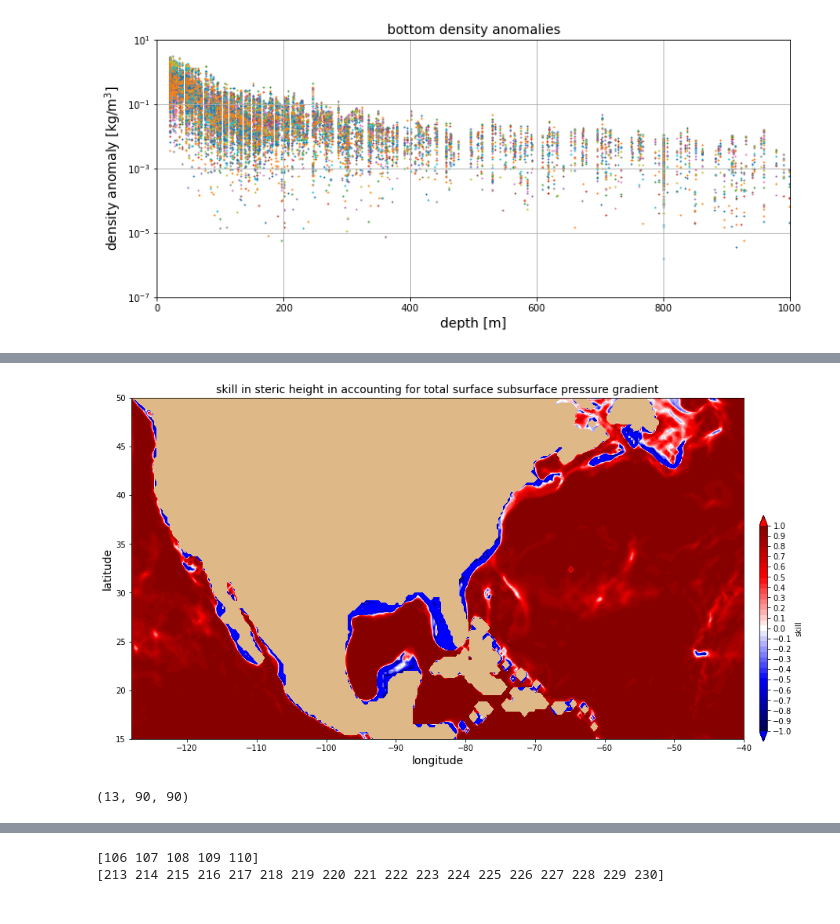
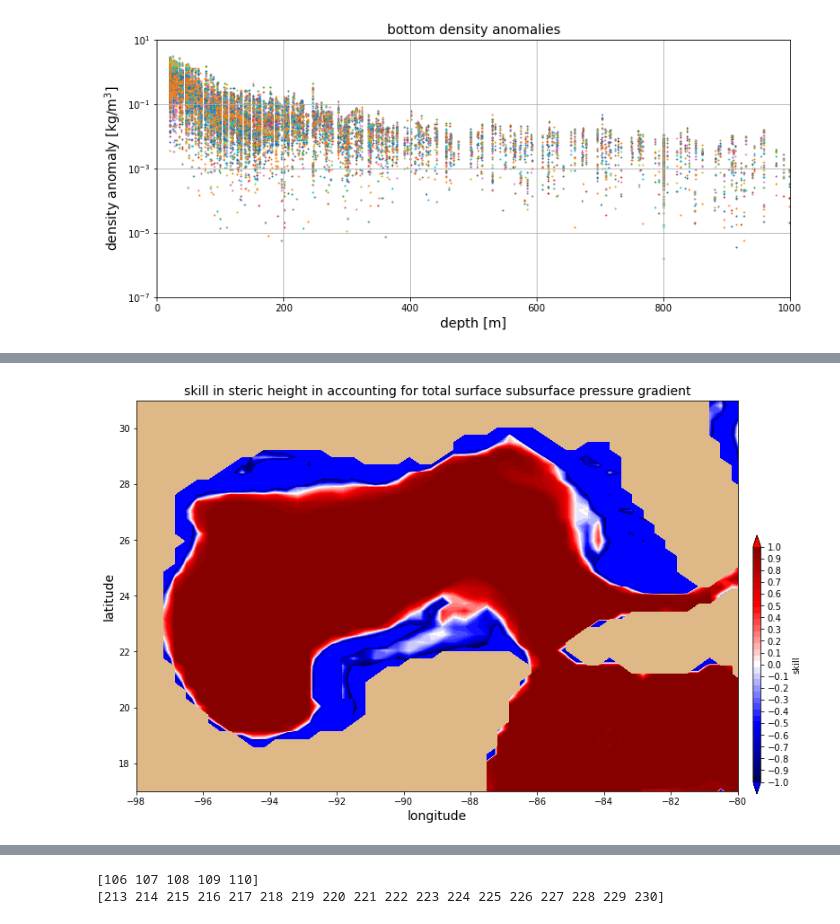
Before and after one commit to jakesteinberg/nasa_ostst, a Jupyter notebook: gradients.ipynb, the cells around one changed output, grey strips where cells are left out. Cells and saved outputs as stored; diff of their text form; code cells hidden in the pictures.

```diff
--- a/gradients.ipynb
+++ b/gradients.ipynb
@@ -24,7 +24,7 @@ import ecco_v4_py as ecco
 # base_dir = '/home/username/'
 base_dir = '/Users/jakesteinberg/Documents/NASA_OSTST/ECCO/'
 ## define a high-level directory for ECCO fields
-ECCO_dir = base_dir + '/v4'
+ECCO_dir = base_dir + '/v5'
 ## Load the model grid
 grid_dir= ECCO_dir + '/nctiles_grid/'
 # ecco_grid = ecco.load_ecco_grid_nc(grid_dir, 'ECCOv4r3_grid.nc', k_subset=[0])
@@ -32,11 +32,11 @@ ecco_grid = ecco.load_ecco_grid_nc(grid_dir, 'ECCO-GRID.nc')
 # %%
 ## Load 2D Monthly data...SSH
 data_dir= ECCO_dir + '/nctiles_monthly'
-ecco_daily_vars = ecco.recursive_load_ecco_var_from_years_nc(data_dir, vars_to_load=['SSHDYN','OBPNOPAB', 'RHOAnoma'], \
-                                                             years_to_load=range(2011,2018)).load() # ,'PHIHYD','RHOAnoma','SALT','UVEL','VVEL'
-# ecco_daily_vars = ecco.recursive_load_ecco_var_from_years_nc(data_dir, \
-#                                            vars_to_load=['ETAN'],\
-#                                            years_to_load=range(2013,2016)).load()
+# ecco_daily_vars = ecco.recursive_load_ecco_var_from_years_nc(data_dir, vars_to_load=['SSHDYN','OBPNOPAB', 'RHOAnoma'], \
+#                                                              years_to_load=range(2011,2018)).load() # ,'PHIHYD','RHOAnoma','SALT','UVEL','VVEL'
+ecco_daily_vars = ecco.recursive_load_ecco_var_from_years_nc(data_dir, \
+                                           vars_to_load=['ETAN', 'PHIBOT'],\
+                                           years_to_load=range(2013,2018)).load()
 ## Merge the ecco_grid with the ecco_vars to make the ecco_ds
 ecco_monthly_ds = xr.merge((ecco_grid , ecco_daily_vars))
 # %% [output]
@@ -57,9 +56,13 @@ ds_den = xr.open_dataset(ds_den0)
 ds_den0 = '/Users/jakesteinberg/Documents/NASA_OSTST/rho_270_steric_2013.nc'
 ds_den1 = '/Users/jakesteinberg/Documents/NASA_OSTST/rho_270_steric_2014.nc'
 ds_den2 = '/Users/jakesteinberg/Documents/NASA_OSTST/rho_270_steric_2015.nc'
+ds_den3 = '/Users/jakesteinberg/Documents/NASA_OSTST/rho_270_steric_2016.nc'
+ds_den4 = '/Users/jakesteinberg/Documents/NASA_OSTST/rho_270_steric_2017.nc'
 ds_den01 = xr.open_dataset(ds_den0)
 ds_den11 = xr.open_dataset(ds_den1)
 ds_den21 = xr.open_dataset(ds_den2)
+ds_den31 = xr.open_dataset(ds_den3)
+ds_den41 = xr.open_dataset(ds_den4)
 # %%
 metrics = {
     ('X',): ['dxC', 'dxG'], # X distances
@@ -101,20 +104,28 @@ g = 9.81
 rho0 = 1035
 # -- SLA --
 ssh_anom = ecco_monthly_ds.ETAN-ecco_monthly_ds.ETAN.mean(dim='time')
-p = ssh_anom.polyfit(dim='time', deg=1)
-ssh_a_trend = xr.polyval(ssh_anom['time'], p.polyfit_coefficients)
+pssh = ssh_anom.polyfit(dim='time', deg=1)
+ssh_a_trend = xr.polyval(ssh_anom['time'], pssh.polyfit_coefficients)
 ssh_a_detrend = ssh_anom - ssh_a_trend
 s_press = rho0*g*(ssh_a_detrend)
 s_press = s_press.where(ecco_monthly_ds.hFacC.isel(tile=tile_num,k=0) !=0, np.nan)
+# -- OBP --
+obp_cor = 1029*(ecco_monthly_ds.PHIBOT + g*dep)
+obp_anom = obp_cor-obp_cor.mean(dim='time')
+pobp = obp_anom.polyfit(dim='time', deg=1)
+obp_a_trend = xr.polyval(obp_anom['time'], pobp.polyfit_coefficients)
+obp_a_detrend = obp_anom - obp_a_trend
+obp = (obp_a_detrend)
+obp = obp.where(ecco_monthly_ds.hFacC.isel(tile=tile_num,k=0) !=0, np.nan)
 # -- Steric Height --
-ds_den = xr.concat([ds_den01.steric_p, ds_den11.steric_p, ds_den21.steric_p], dim="time")
+ds_den = xr.concat([ds_den01.steric_p, ds_den11.steric_p, ds_den21.steric_p, ds_den31.steric_p, ds_den41.steric_p], dim="time")
 ster_a = 1*(ds_den-ds_den.mean(dim='time'))
-p = ster_a.polyfit(dim='time', deg=1)
-ster_a_trend = xr.polyval(ster_a['time'], p.polyfit_coefficients)
+pster = ster_a.polyfit(dim='time', deg=1)
+ster_a_trend = xr.polyval(ster_a['time'], pster.polyfit_coefficients)
 ster_a_detrend = ster_a - ster_a_trend
 ster = ster_a_detrend.where(ecco_monthly_ds.hFacC.isel(tile=tile_num,k=0) !=0, np.nan)
 # -- density anomalies (my estimate) --
-ds_den_r = xr.concat([ds_den01.rho, ds_den11.rho, ds_den21.rho], dim="time")
+ds_den_r = xr.concat([ds_den01.rho, ds_den11.rho, ds_den21.rho, ds_den31.rho, ds_den41.rho], dim="time")
 rho_a = ds_den_r - ds_den_r.mean(dim='time')
 p = rho_a.polyfit(dim='time', deg=1)
 rho_a_trend = xr.polyval(rho_a['time'], p.polyfit_coefficients)
@@ -680,25 +619,25 @@ f.savefig('/Users/jakesteinberg/Documents/NASA_OSTST/meetings/2022_02_04/K_270_e
 # %%
 skill = 1 - (((deta_dx.isel(tile=tile_num) - dster_dx).var(dim='time') + \
              (deta_dy.isel(tile=tile_num) - dster_dy).var(dim='time')) / ((deta_dx.isel(tile=tile_num)).var(dim='time') + (deta_dy.isel(tile=tile_num)).var(dim='time')))
-f, ax = plt.subplots(1,1,figsize=(14,8))
+f, ax = plt.subplots(1,1,figsize=(12,8))
 tile_to_plot = skill
 tile_to_plot= tile_to_plot.where(ecco_monthly_ds.hFacC.isel(tile=tile_num,k=0) !=0, np.nan)
 colMap = plt.get_cmap('seismic'); colMap.set_under(color='b');
 Kc = ax.contourf(lons, lats, tile_to_plot, np.linspace(-1, 1, 40,endpoint=True), cmap=colMap, vmin=-1, vmax=1, extend='both')
 # ax.plot(ecco_monthly_ds.XG.isel(tile=tile_num), ecco_monthly_ds.YG.isel(tile=tile_num),'k-', linewidth=0.25)
 # ax.plot(ecco_monthly_ds.XG.isel(tile=tile_num).T, ecco_monthly_ds.YG.isel(tile=tile_num).T,'k-', linewidth=0.25)
 # ax.scatter(ocx, ocy, s=2, color='r')
 ax.set_title('skill in steric height in accounting for total surface subsurface pressure gradient', fontsize=14)
 ax.set_xlabel('longitude', fontsize=14)
 ax.set_ylabel('latitude', fontsize=14)
-ax.set_xlim([-128,-40]); ax.set_ylim(lat_range);
+ax.set_ylim(lat_range); ax.set_xlim(lon_range); # ax.set_xlim([-128,-40]);
 cbpos = [0.92, 0.12, 0.01, 0.5]
 cax = f.add_axes(cbpos)
 cb = f.colorbar(Kc, cax=cax, orientation='vertical', extend='both', label='skill', ticks=np.arange(-1,1.1,0.1))
 ax.set_facecolor('#DEB887');
-f.savefig('/Users/jakesteinberg/Documents/NASA_OSTST/meetings/2022_02_04/K_270_eta_steric_skill.jpg', dpi=250)
+# f.savefig('/Users/jakesteinberg/Documents/NASA_OSTST/meetings/2022_02_04/K_270_eta_steric_skill.jpg', dpi=250)
 # %% [output]
-[figure, old version]
+[figure, new version]
 # %%
 K_eta_minus_ster = np.sqrt(0.5*((deta_dx.isel(tile=tile_num)-dster_dx.isel(tile=tile_num)).var(dim='time') + \
                                 (deta_dy.isel(tile=tile_num)-dster_dy.isel(tile=tile_num)).var(dim='time')))
@@ -707,5 +648 @@ K_eta_minus_ster_minus_topo = np.sqrt(0.5*((deta_dx.isel(tile=tile_num) - dster_
-# %%
-np.shape(H_x)
-# %% [output]
-(13, 90, 90)
 # %%
```
Also changed, not shown: parts of 22 cells of this notebook, 3 other files.
